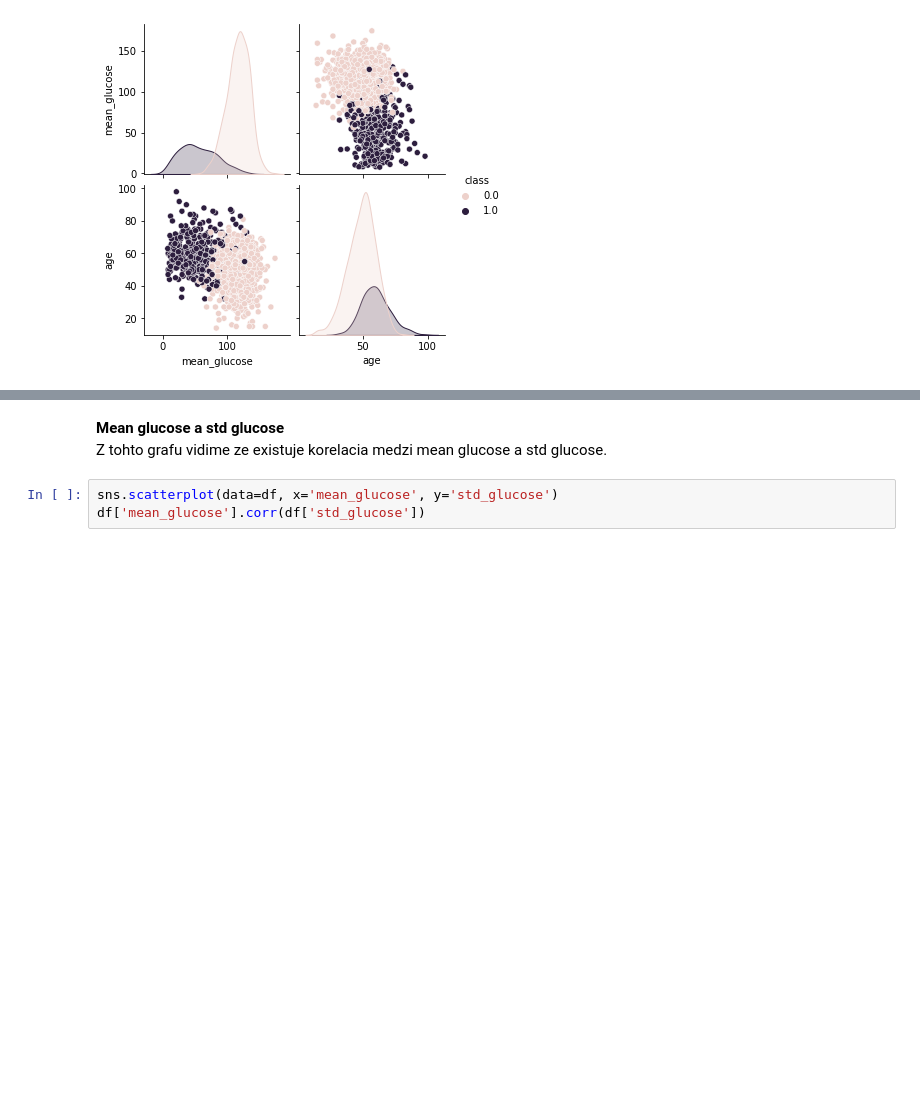
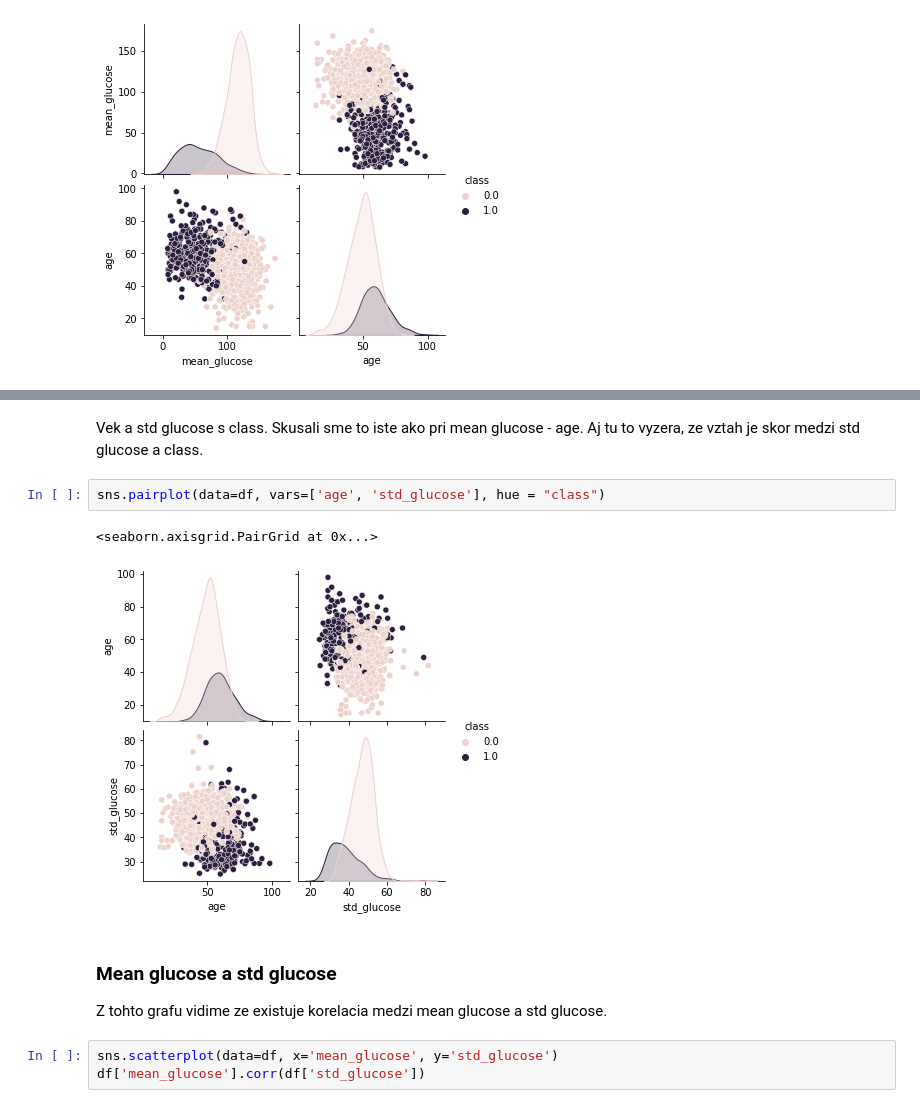
Before and after one commit to Marian-N/IAU, a Jupyter notebook: Untitled.ipynb, the cells around one changed output, grey strips where cells are left out. Drawn from its saved outputs; the diff is of its cells as text; blank space fills up the shorter version.

```diff
--- a/Untitled.ipynb
+++ b/Untitled.ipynb
@@ -790,5 +788,12 @@ sns.pairplot(data=df, vars=['mean_glucose', 'age'], hue = "class")
+# %% [markdown]
+Vek a std glucose s class. Skusali sme to iste ako pri mean glucose - age. Aj tu to vyzera, ze vztah je skor medzi std glucose a class.
+# %%
+sns.pairplot(data=df, vars=['age', 'std_glucose'], hue = "class")
+# %% [output]
+<seaborn.axisgrid.PairGrid at 0x...>
+[figure, added]
 # %% [markdown]
-**Mean glucose a std glucose**
+### Mean glucose a std glucose
 Z tohto grafu vidime ze existuje korelacia medzi mean glucose a std glucose.
 # %%
 sns.scatterplot(data=df, x='mean_glucose', y='std_glucose')
```
Also changed, not shown: parts of 92 cells of this notebook.
